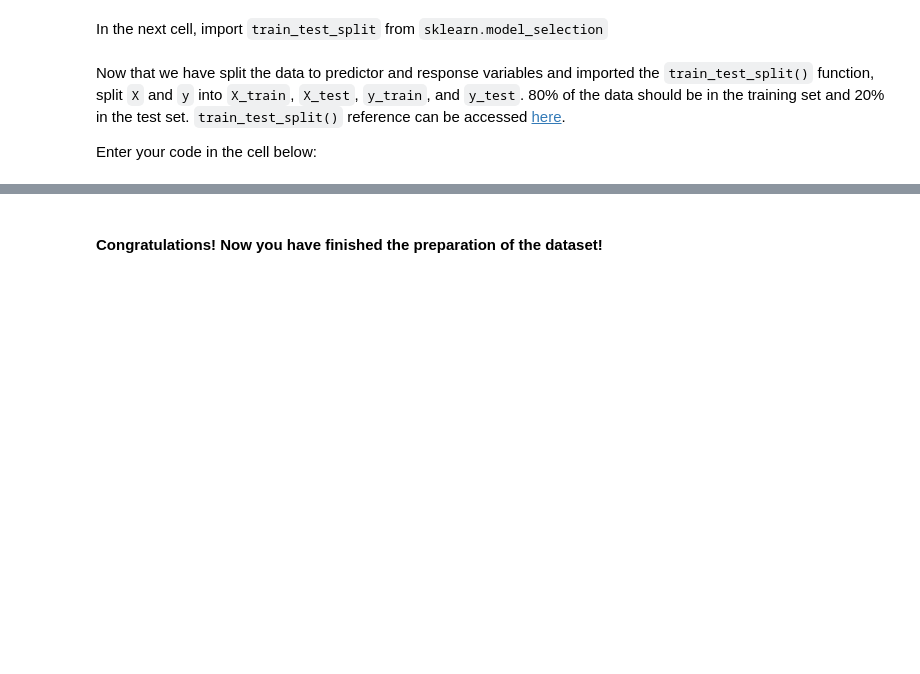
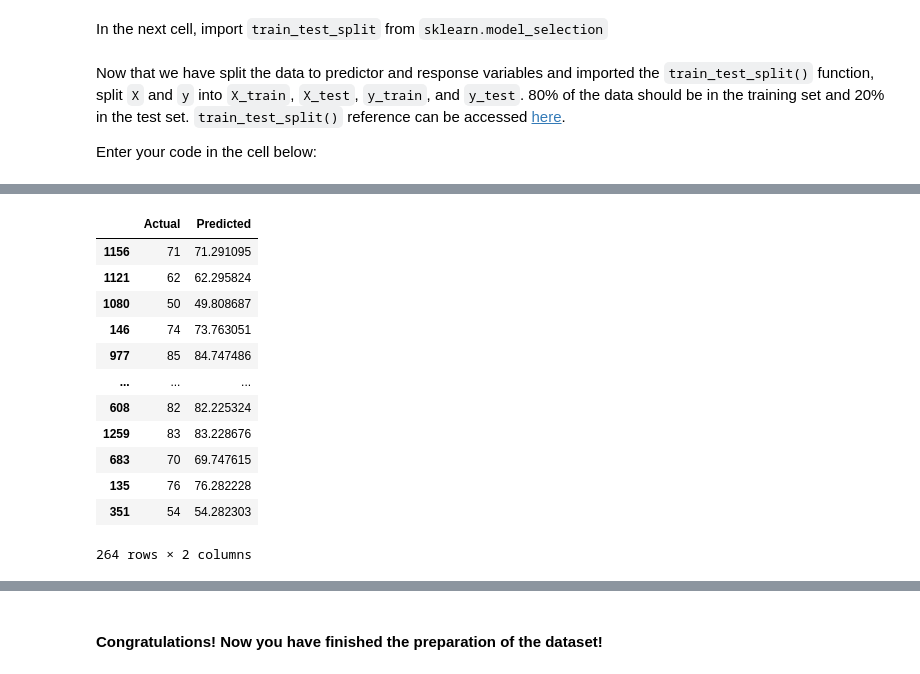
Before and after one commit to cabulut/data-pt-ber-08-20, a Jupyter notebook: Labs/module-3_labs/01_intro-ml/01_lab-intro-to-ml/your-code/main.ipynb, the cells around one changed output, grey strips where cells are left out. Cells and saved outputs as stored; diff of their text form; code cells hidden in the pictures; blank space fills up the shorter version.

```diff
--- a/Labs/module-3_labs/01_intro-ml/01_lab-intro-to-ml/your-code/main.ipynb
+++ b/Labs/module-3_labs/01_intro-ml/01_lab-intro-to-ml/your-code/main.ipynb
@@ -295,0 +436,16 @@ Enter your code in the cell below:
+# %%
+pd.DataFrame({"Actual":y_test,"Predicted":y_pred})
+# %% [output]
+|  | Actual | Predicted |
+| 1156 | 71 | 71.291095 |
+| 1121 | 62 | 62.295824 |
+| 1080 | 50 | 49.808687 |
+| 146 | 74 | 73.763051 |
+| 977 | 85 | 84.747486 |
+| ... | ... | ... |
+| 608 | 82 | 82.225324 |
+| 1259 | 83 | 83.228676 |
+| 683 | 70 | 69.747615 |
+| 135 | 76 | 76.282228 |
+| 351 | 54 | 54.282303 |
+264 rows × 2 columns
```
Also changed, not shown: parts of 45 cells of this notebook, 1 other file.
